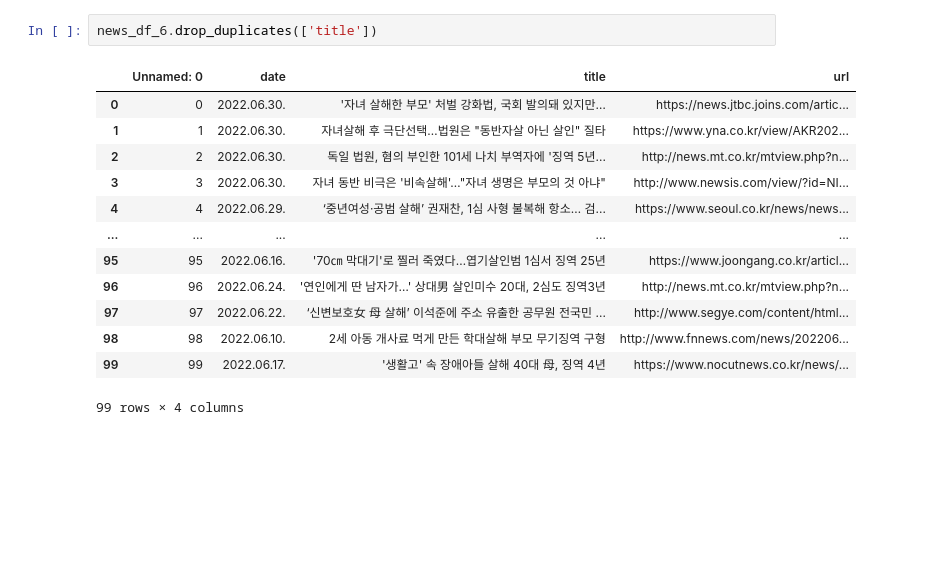
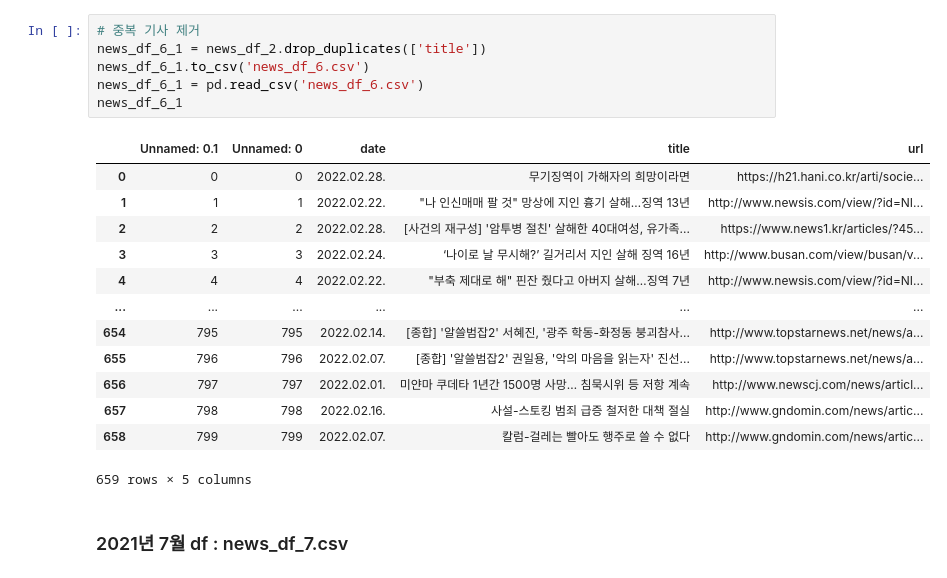
Before and after one commit to henzpp/crawling_project_team1, a Jupyter notebook: 데이터분석_박혜린_3.ipynb, the cells around one changed output. Saved outputs shown, nothing was run; the diff lists cells and outputs as text; blank space fills up the shorter version.

```diff
--- a/데이터분석_박혜린_3.ipynb
+++ b/데이터분석_박혜린_3.ipynb
@@ -633,16 +717,22 @@ news_df_6.head(30)
 # %%
-news_df_6.drop_duplicates(['title'])
+# 중복 기사 제거
+news_df_6_1 = news_df_2.drop_duplicates(['title'])
+news_df_6_1.to_csv('news_df_6.csv')
+news_df_6_1 = pd.read_csv('news_df_6.csv')
+news_df_6_1
 # %% [output]
-|  | Unnamed: 0 | date | title | url |
-| 0 | 0 | 2022.06.30. | '자녀 살해한 부모' 처벌 강화법, 국회 발의돼 있지만… | https://news.jtbc.joins.com/artic... |
-| 1 | 1 | 2022.06.30. | 자녀살해 후 극단선택…법원은 "동반자살 아닌 살인" 질타 | https://www.yna.co.kr/view/AKR202... |
-| 2 | 2 | 2022.06.30. | 독일 법원, 혐의 부인한 101세 나치 부역자에 '징역 5년... | http://news.mt.co.kr/mtview.php?n... |
-| 3 | 3 | 2022.06.30. | 자녀 동반 비극은 '비속살해'…"자녀 생명은 부모의 것 아냐" | http://www.newsis.com/view/?id=NI... |
-| 4 | 4 | 2022.06.29. | ‘중년여성·공범 살해’ 권재찬, 1심 사형 불복해 항소… 검... | https://www.seoul.co.kr/news/news... |
-| ... | ... | ... | ... | ... |
-| 95 | 95 | 2022.06.16. | '70㎝ 막대기'로 찔러 죽였다…엽기살인범 1심서 징역 25년 | https://www.joongang.co.kr/articl... |
-| 96 | 96 | 2022.06.24. | '연인에게 딴 남자가…' 상대男 살인미수 20대, 2심도 징역3년 | http://news.mt.co.kr/mtview.php?n... |
-| 97 | 97 | 2022.06.22. | ‘신변보호女 母 살해’ 이석준에 주소 유출한 공무원 전국민 ... | http://www.segye.com/content/html... |
-| 98 | 98 | 2022.06.10. | 2세 아동 개사료 먹게 만든 학대살해 부모 무기징역 구형 | http://www.fnnews.com/news/202206... |
-| 99 | 99 | 2022.06.17. | '생활고' 속 장애아들 살해 40대 母, 징역 4년 | https://www.nocutnews.co.kr/news/... |
+|  | Unnamed: 0.1 | Unnamed: 0 | date | title | url |
+| 0 | 0 | 0 | 2022.02.28. | 무기징역이 가해자의 희망이라면 | https://h21.hani.co.kr/arti/socie... |
+| 1 | 1 | 1 | 2022.02.22. | "나 인신매매 팔 것" 망상에 지인 흉기 살해…징역 13년 | http://www.newsis.com/view/?id=NI... |
+| 2 | 2 | 2 | 2022.02.28. | [사건의 재구성] '암투병 절친' 살해한 40대여성, 유가족... | https://www.news1.kr/articles/?45... |
+| 3 | 3 | 3 | 2022.02.24. | ‘나이로 날 무시해?’ 길거리서 지인 살해 징역 16년 | http://www.busan.com/view/busan/v... |
+| 4 | 4 | 4 | 2022.02.22. | "부축 제대로 해" 핀잔 줬다고 아버지 살해…징역 7년 | http://www.newsis.com/view/?id=NI... |
+| ... | ... | ... | ... | ... | ... |
+| 654 | 795 | 795 | 2022.02.14. | [종합] '알쓸범잡2' 서혜진, '광주 학동-화정동 붕괴참사... | http://www.topstarnews.net/news/a... |
+| 655 | 796 | 796 | 2022.02.07. | [종합] '알쓸범잡2' 권일용, '악의 마음을 읽는자' 진선... | http://www.topstarnews.net/news/a... |
+| 656 | 797 | 797 | 2022.02.01. | 미얀마 쿠데타 1년간 1500명 사망… 침묵시위 등 저항 계속 | http://www.newscj.com/news/articl... |
+| 657 | 798 | 798 | 2022.02.16. | 사설-스토킹 범죄 급증 철저한 대책 절실 | http://www.gndomin.com/news/artic... |
+| 658 | 799 | 799 | 2022.02.07. | 칼럼-걸레는 빨아도 행주로 쓸 수 없다 | http://www.gndomin.com/news/artic... |
-99 rows × 4 columns
+659 rows × 5 columns
+# %% [markdown]
+### 2021년 7월 df : news_df_7.csv
```
Also changed, not shown: parts of 69 cells of this notebook, 11 other files.
